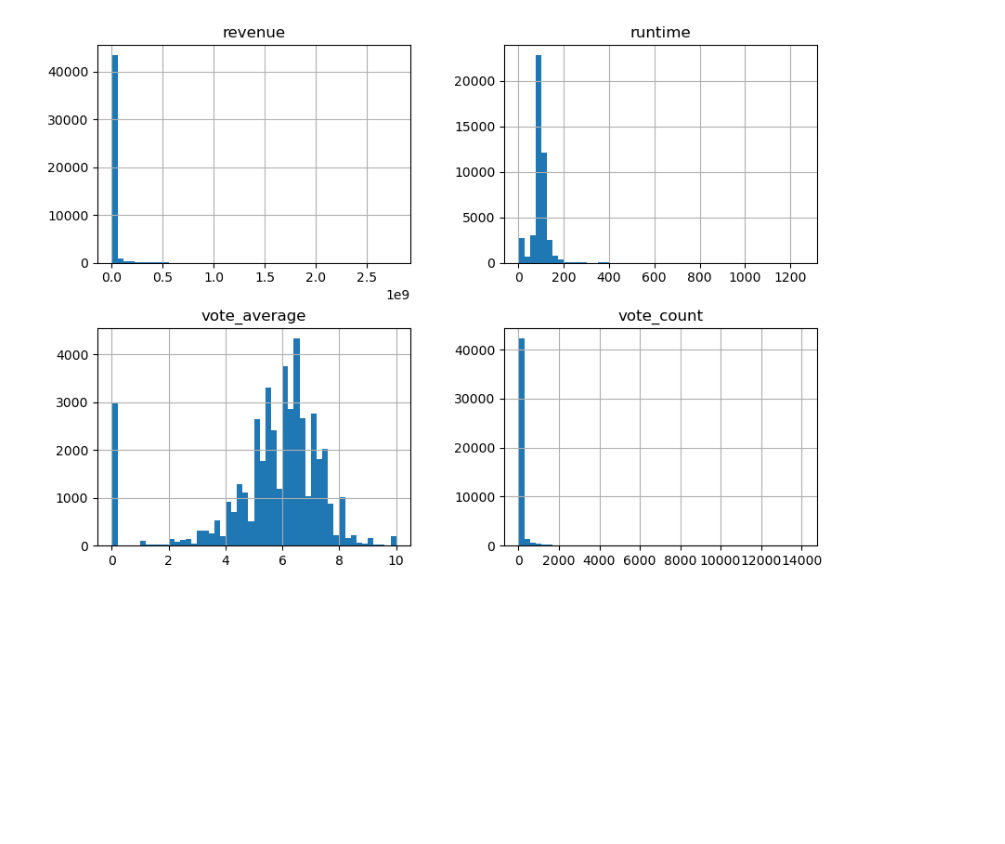
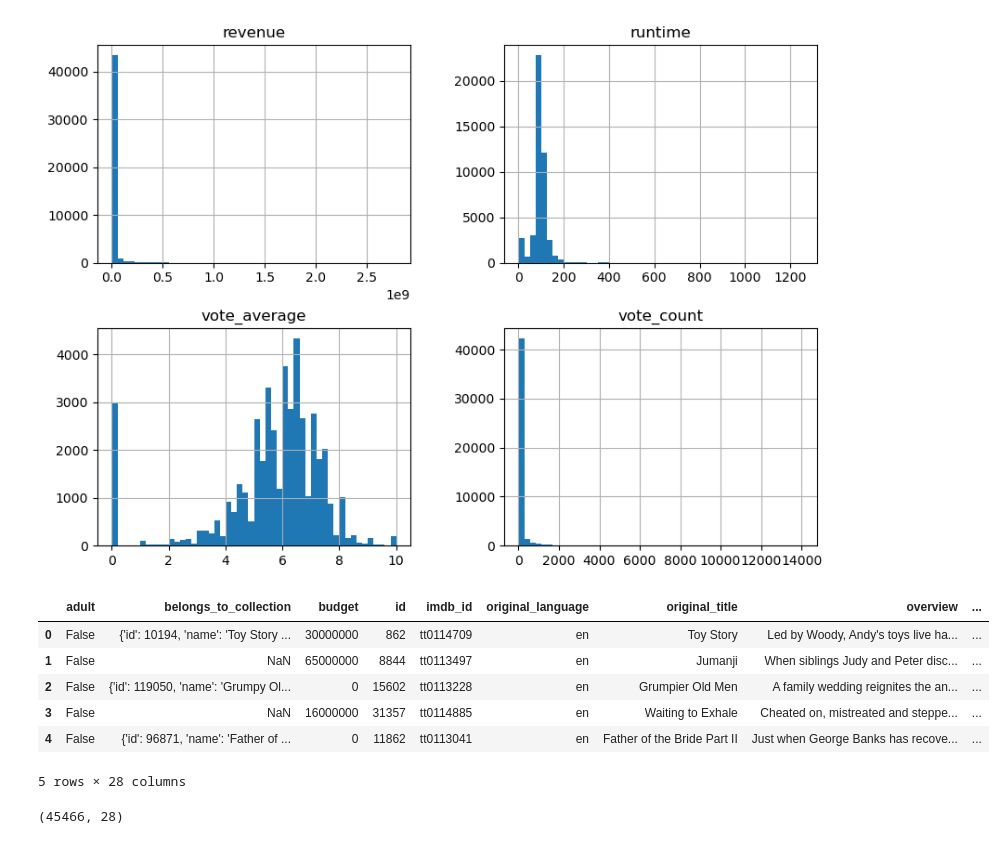
Before and after one commit to MohammadMahdiRazavi/Movie-Recommendation-System, a Jupyter notebook: src/notebooks/MovieEDA.ipynb, the cells around one changed output. Saved outputs shown, nothing was run; the diff lists cells and outputs as text; code cells hidden in the pictures; blank space fills up the shorter version.

```diff
--- a/src/notebooks/MovieEDA.ipynb
+++ b/src/notebooks/MovieEDA.ipynb
@@ -135,3 +137,17 @@ movies['name_production_companies'] = movies['production_companies'].apply(lambd
 movies['id_production_companies'] = movies['production_companies'].apply(lambda x: extract_text_values(x, key="id"))
 # %%
 movies.drop(columns=["production_countries", "production_companies", "genres", "spoken_languages", "homepage", "poster_path"], inplace=True)
+# %%
+movies.head()
+# %% [output]
+|  | adult | belongs_to_collection | budget | id | imdb_id | original_language | original_title | overview | ... |
+| 0 | False | {'id': 10194, 'name': 'Toy Story ... | 30000000 | 862 | tt0114709 | en | Toy Story | Led by Woody, Andy's toys live ha... | ... |
+| 1 | False | NaN | 65000000 | 8844 | tt0113497 | en | Jumanji | When siblings Judy and Peter disc... | ... |
+| 2 | False | {'id': 119050, 'name': 'Grumpy Ol... | 0 | 15602 | tt0113228 | en | Grumpier Old Men | A family wedding reignites the an... | ... |
+| 3 | False | NaN | 16000000 | 31357 | tt0114885 | en | Waiting to Exhale | Cheated on, mistreated and steppe... | ... |
+| 4 | False | {'id': 96871, 'name': 'Father of ... | 0 | 11862 | tt0113041 | en | Father of the Bride Part II | Just when George Banks has recove... | ... |
+5 rows × 28 columns
+# %%
+movies.shape
+# %% [output]
+(45466, 28)
```
Also changed, not shown: parts of 4 cells of this notebook.
